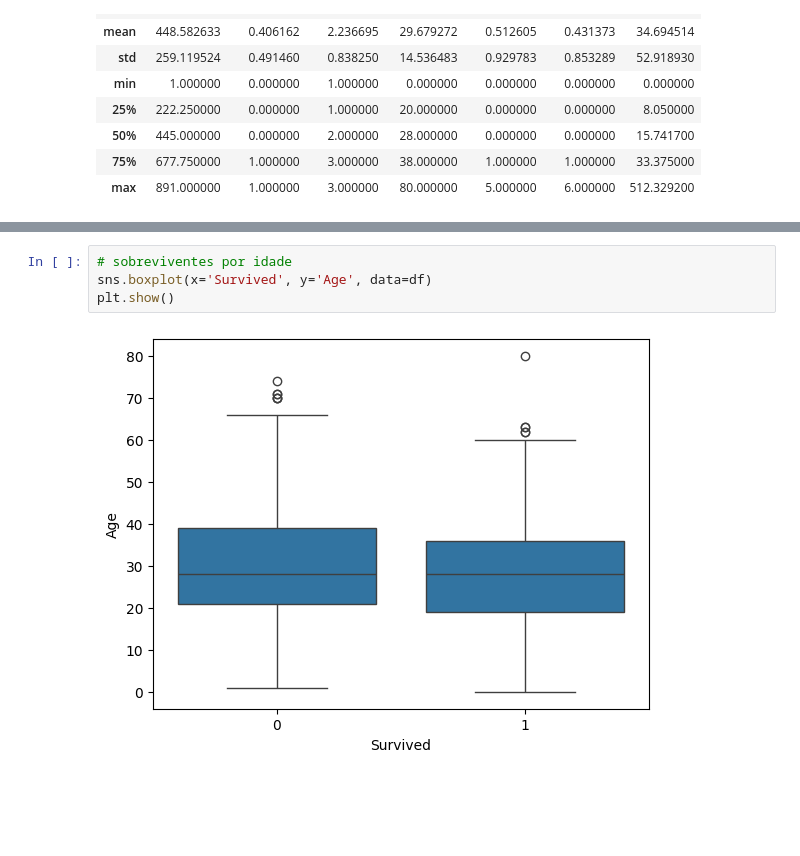
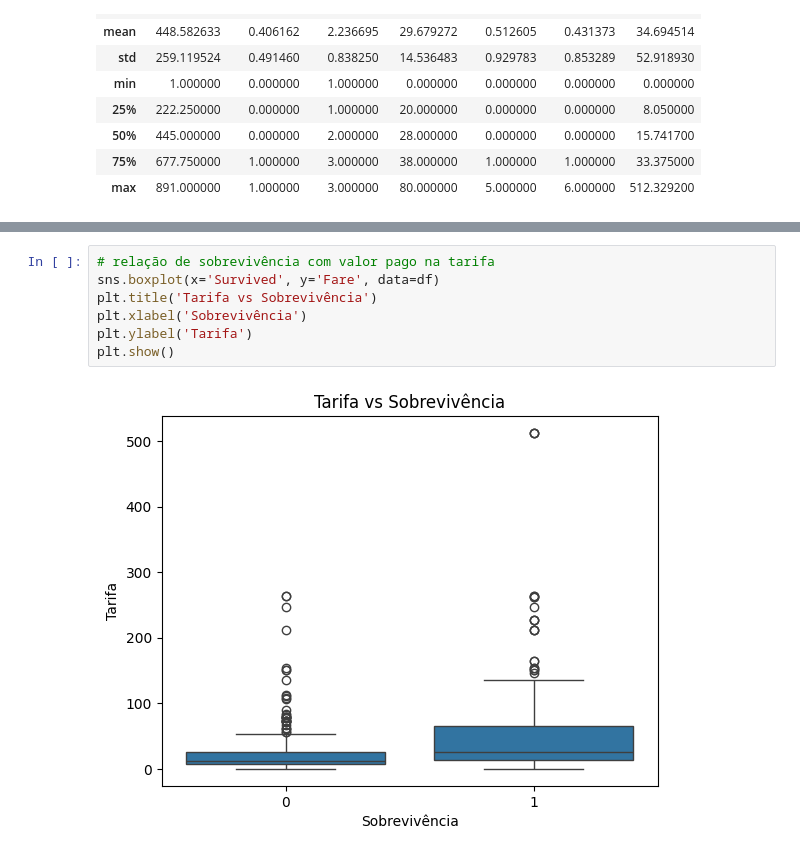
Before and after one commit to FellipeCastro/analise_sobreviventes_titanic, a Jupyter notebook: analise_sobreviventes_titanic.ipynb, the cells around one changed output, grey strips where cells are left out. Drawn from its saved outputs; the diff is of its cells as text; blank space fills up the shorter version.

```diff
--- a/analise_sobreviventes_titanic.ipynb
+++ b/analise_sobreviventes_titanic.ipynb
@@ -127,6 +154,9 @@ plt.show()
 # %%
-# sobreviventes por idade
-sns.boxplot(x='Survived', y='Age', data=df)
+# relação de sobrevivência com valor pago na tarifa
+sns.boxplot(x='Survived', y='Fare', data=df)
+plt.title('Tarifa vs Sobrevivência')
+plt.xlabel('Sobrevivência')
+plt.ylabel('Tarifa')
 plt.show()
 # %% [output]
-[figure, old version]
+[figure, new version]
```
Also changed, not shown: parts of 22 cells of this notebook.
